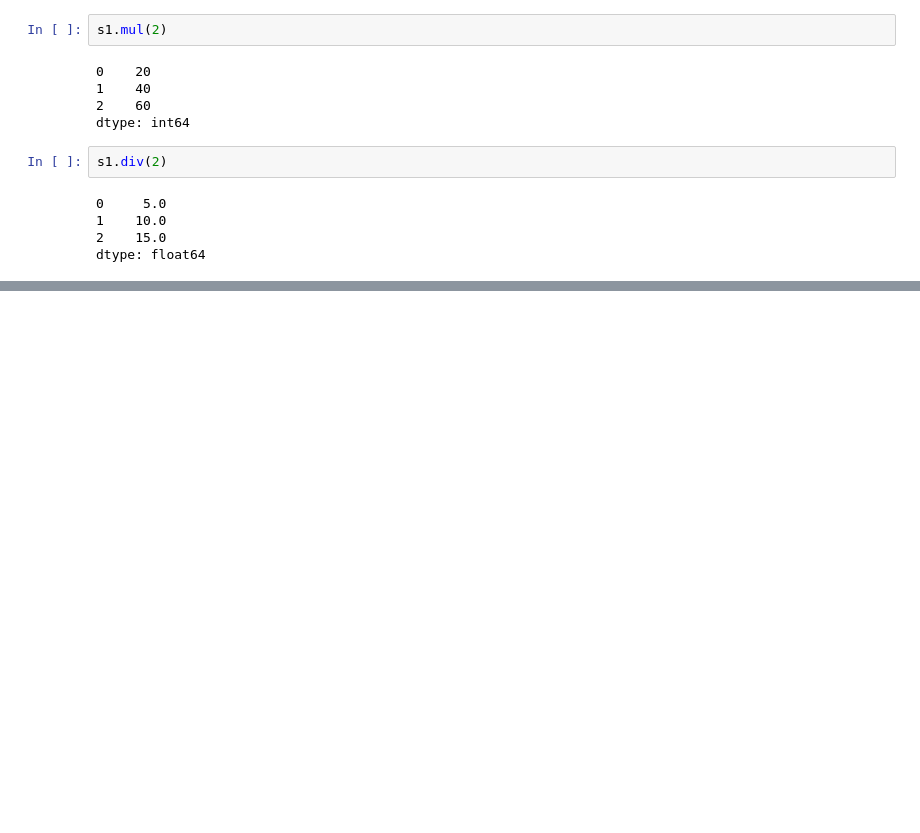
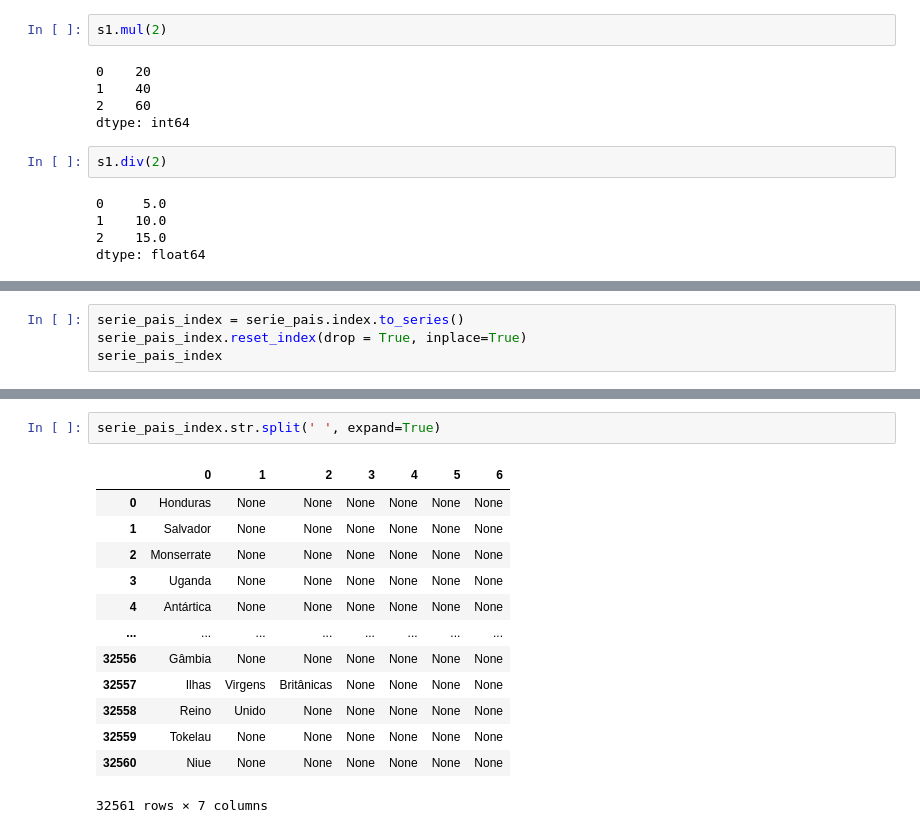
Before and after one commit to uadson/pandas_course, a Jupyter notebook: notebooks/series.ipynb, the cells around one changed output, grey strips where cells are left out. Drawn from its saved outputs; the diff is of its cells as text; blank space fills up the shorter version.

```diff
--- a/notebooks/series.ipynb
+++ b/notebooks/series.ipynb
@@ -787,0 +797,4 @@ dtype: float64
+# %%
+serie_pais_index = serie_pais.index.to_series()
+serie_pais_index.reset_index(drop = True, inplace=True)
+serie_pais_index
@@ -787,0 +874,16 @@ dtype: float64
+# %%
+serie_pais_index.str.split(' ', expand=True)
+# %% [output]
+|  | 0 | 1 | 2 | 3 | 4 | 5 | 6 |
+| 0 | Honduras | None | None | None | None | None | None |
+| 1 | Salvador | None | None | None | None | None | None |
+| 2 | Monserrate | None | None | None | None | None | None |
+| 3 | Uganda | None | None | None | None | None | None |
+| 4 | Antártica | None | None | None | None | None | None |
+| ... | ... | ... | ... | ... | ... | ... | ... |
+| 32556 | Gâmbia | None | None | None | None | None | None |
+| 32557 | Ilhas | Virgens | Britânicas | None | None | None | None |
+| 32558 | Reino | Unido | None | None | None | None | None |
+| 32559 | Tokelau | None | None | None | None | None | None |
+| 32560 | Niue | None | None | None | None | None | None |
+32561 rows × 7 columns
```
Also changed, not shown: parts of 48 cells of this notebook.
